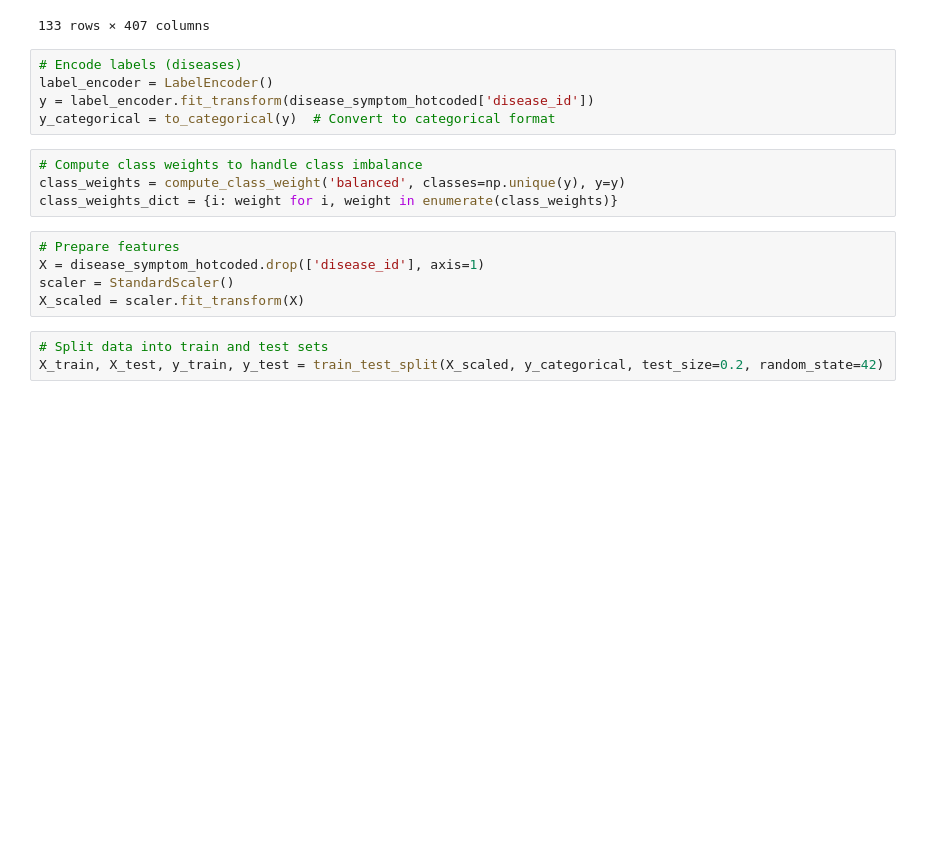
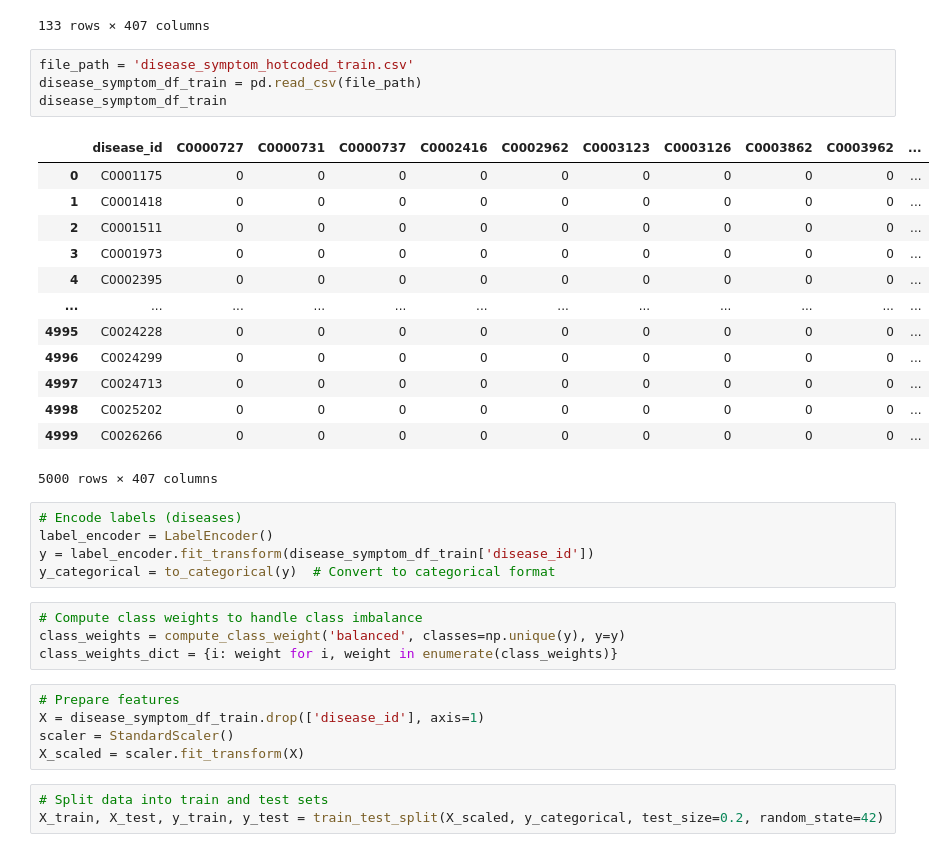
Before and after one commit to Saurabh-Lakhanpal/symptoms-analyzer, a Jupyter notebook: backend/model.ipynb, the cells around one changed output. Cells and saved outputs as stored; diff of their text form; blank space fills up the shorter version.

```diff
--- a/backend/model.ipynb
+++ b/backend/model.ipynb
@@ -53,10 +54,28 @@ disease_symptom_hotcoded
 | 131 | C1565489 | 0 | 0 | 0 | 0 | 0 | 0 | 0 | 0 | 1 | ... |
 | 132 | C1623038 | 0 | 1 | 1 | 0 | 0 | 0 | 0 | 0 | 1 | ... |
 133 rows × 407 columns
+# %%
+file_path = 'disease_symptom_hotcoded_train.csv'
+disease_symptom_df_train = pd.read_csv(file_path)
+disease_symptom_df_train
+# %% [output]
+|  | disease_id | C0000727 | C0000731 | C0000737 | C0002416 | C0002962 | C0003123 | C0003126 | C0003862 | C0003962 | ... |
+| 0 | C0001175 | 0 | 0 | 0 | 0 | 0 | 0 | 0 | 0 | 0 | ... |
+| 1 | C0001418 | 0 | 0 | 0 | 0 | 0 | 0 | 0 | 0 | 0 | ... |
+| 2 | C0001511 | 0 | 0 | 0 | 0 | 0 | 0 | 0 | 0 | 0 | ... |
+| 3 | C0001973 | 0 | 0 | 0 | 0 | 0 | 0 | 0 | 0 | 0 | ... |
+| 4 | C0002395 | 0 | 0 | 0 | 0 | 0 | 0 | 0 | 0 | 0 | ... |
+| ... | ... | ... | ... | ... | ... | ... | ... | ... | ... | ... | ... |
+| 4995 | C0024228 | 0 | 0 | 0 | 0 | 0 | 0 | 0 | 0 | 0 | ... |
+| 4996 | C0024299 | 0 | 0 | 0 | 0 | 0 | 0 | 0 | 0 | 0 | ... |
+| 4997 | C0024713 | 0 | 0 | 0 | 0 | 0 | 0 | 0 | 0 | 0 | ... |
+| 4998 | C0025202 | 0 | 0 | 0 | 0 | 0 | 0 | 0 | 0 | 0 | ... |
+| 4999 | C0026266 | 0 | 0 | 0 | 0 | 0 | 0 | 0 | 0 | 0 | ... |
+5000 rows × 407 columns
 # %%
 # Encode labels (diseases)
 label_encoder = LabelEncoder()
-y = label_encoder.fit_transform(disease_symptom_hotcoded['disease_id'])
+y = label_encoder.fit_transform(disease_symptom_df_train['disease_id'])
 y_categorical = to_categorical(y)  # Convert to categorical format
 # %%
 # Compute class weights to handle class imbalance
@@ -64,7 +83,7 @@ class_weights = compute_class_weight('balanced', classes=np.unique(y), y=y)
 class_weights_dict = {i: weight for i, weight in enumerate(class_weights)}
 # %%
 # Prepare features
-X = disease_symptom_hotcoded.drop(['disease_id'], axis=1)
+X = disease_symptom_df_train.drop(['disease_id'], axis=1)
 scaler = StandardScaler()
 X_scaled = scaler.fit_transform(X)
 # %%
```
Also changed, not shown: parts of 8 cells of this notebook, 18 other files.
